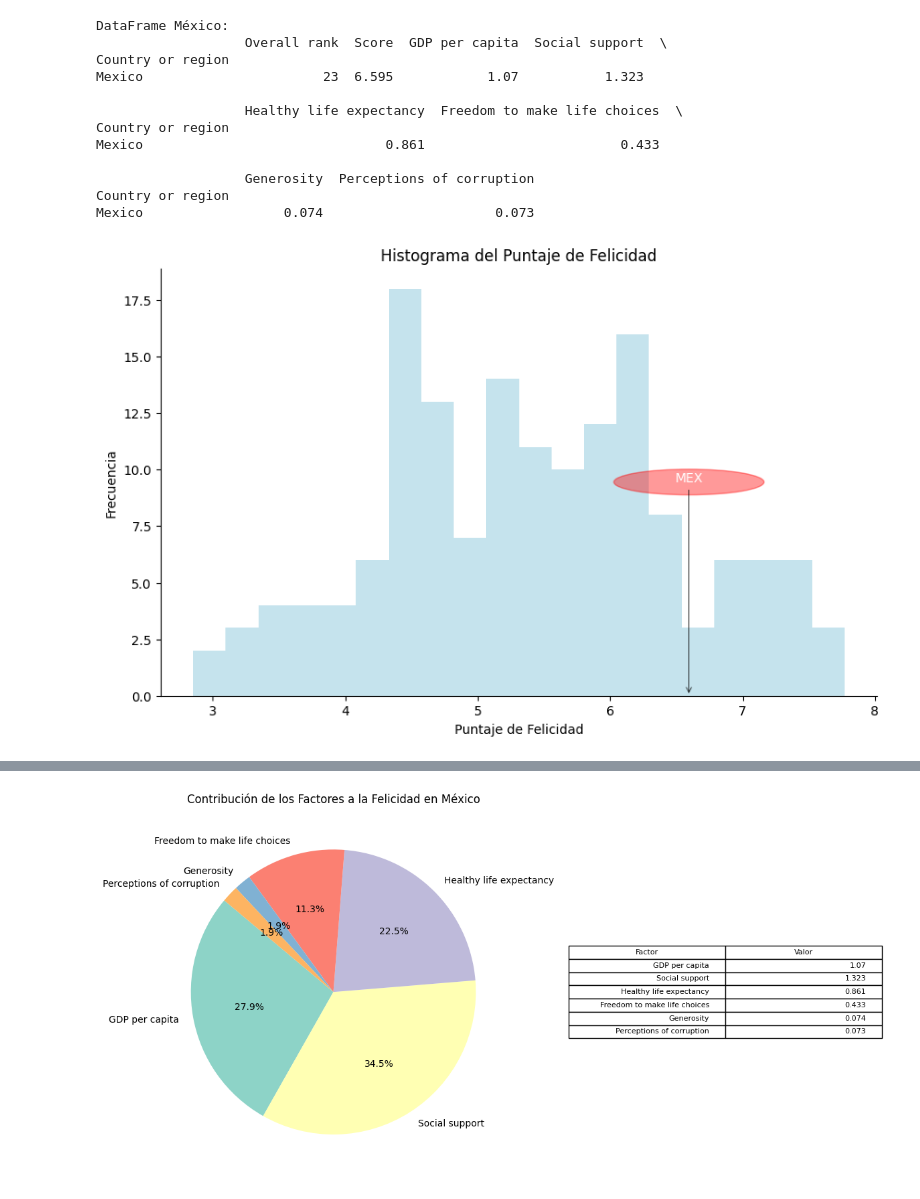
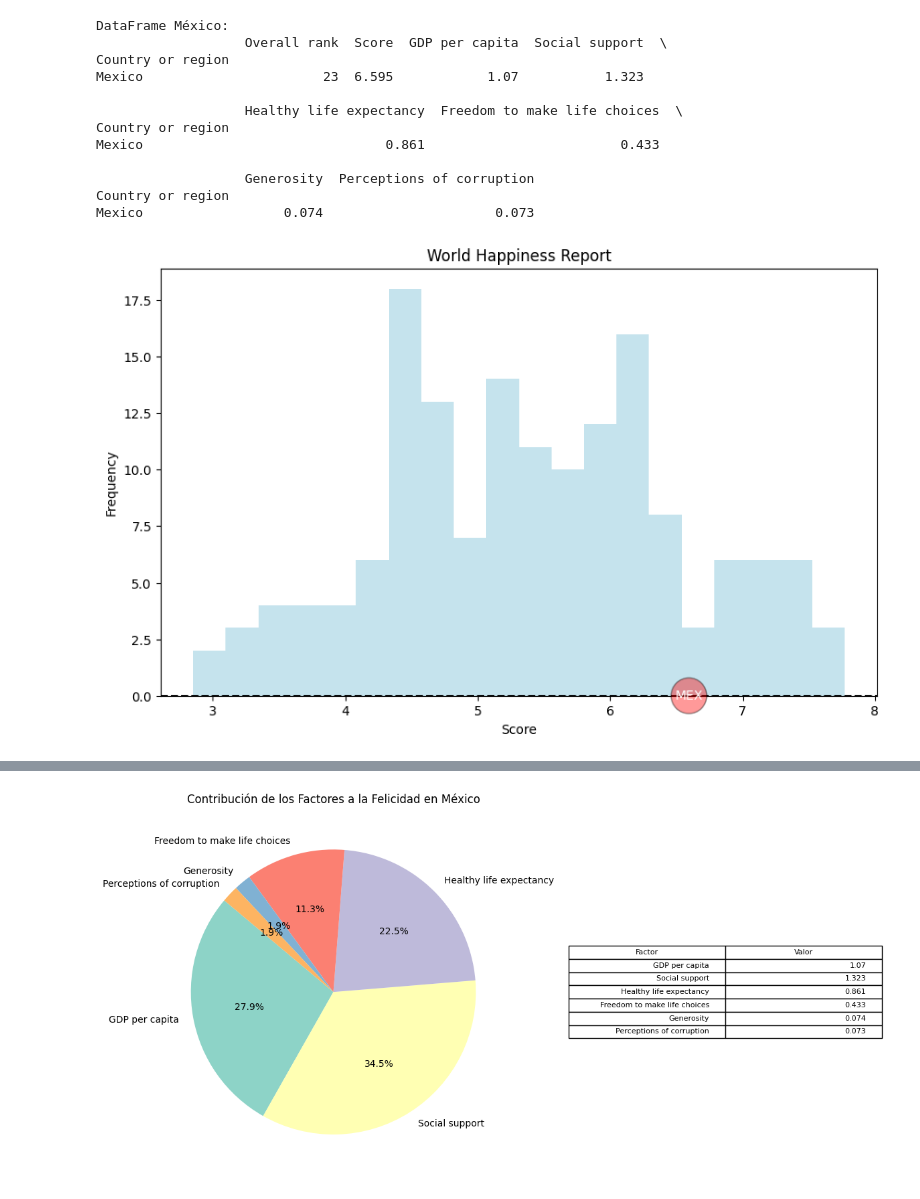
Before and after one commit to jorgeeuan/DS_JORGE_EUAN, a Jupyter notebook: DS_C3_SC1_JORGE_EUAN.ipynb, the cells around one changed output, grey strips where cells are left out. Cells and saved outputs as stored; diff of their text form; code cells hidden in the pictures.

```diff
--- a/DS_C3_SC1_JORGE_EUAN.ipynb
+++ b/DS_C3_SC1_JORGE_EUAN.ipynb
@@ -103,36 +107,41 @@ Mexico                  0.074                      0.073
 # %%
 """
 4.	Obtén un histograma del puntaje (score) para identificar el rango o clase más frecuente.
 Ubica el valor de México con una etiqueta de texto. Ejemplo:
 """
 
-# Crear el histograma del puntaje (score) con un color pastel
+import pandas as pd
+import matplotlib.pyplot as plt
+
+# Cargar el archivo Happiness_report.csv
+happiness = pd.read_csv("/content/Happiness_report.csv")
+
+# Obtener el puntaje de México
+score_mexico = happiness[happiness['Country or region'] == 'Mexico']['Score'].values[0]
+
+# Crear el histograma del puntaje
 plt.figure(figsize=(10, 6))
-plt.hist(happiness['Score'], bins=20, edgecolor='black', alpha=0.7, lw=0, color='lightblue')  # Establecer lw=0 para hacer las barras continuas y color pastel
+plt.hist(happiness['Score'], bins=20, edgecolor='black', alpha=0.7, lw=0, color='lightblue')
 
-# Añadir la etiqueta "MEX" con una flecha
-score_mexico = mexico['Score'].values[0]
-plt.annotate('MEX', xy=(score_mexico, 0), xytext=(score_mexico, plt.ylim()[1]*0.5),
-             arrowprops=dict(arrowstyle="->", color="black", linewidth=0.5), ha='center', fontsize=10, color='white')
+# Agregar la etiqueta "MEX" con una caja de texto personalizada utilizando bbox
+bbox_props = {'boxstyle': 'circle', 'facecolor': 'red', 'alpha': 0.4}
+plt.text(score_mexico, plt.ylim()[1] * 0.0, 'MEX', ha='center', va='center', fontsize=10, color='white', bbox=bbox_props)
 
-# Añadir un círculo rojo alrededor de la etiqueta "MEX"
-circle_radius = plt.ylim()[1]*0.03  # Define el radio del círculo
-circle = plt.Circle((score_mexico, plt.ylim()[1]*0.5), circle_radius, color='red', alpha=0.4)
-plt.gca().add_patch(circle)
+# Obtener la altura de la línea del eje y
+y_line = plt.gca().get_ylim()[0]
 
-# Añadir títulos y etiquetas
-plt.title('Histograma del Puntaje de Felicidad')
-plt.xlabel('Puntaje de Felicidad')
-plt.ylabel('Frecuencia')
+# Dibujar una línea horizontal en la posición y_line
+plt.axhline(y_line, color='black', linestyle='--')
 
-# Quitar la división de la gráfica y hacerla continua
-plt.gca().spines['top'].set_visible(False)
-plt.gca().spines['right'].set_visible(False)
+# Agregar títulos y etiquetas
+plt.title('World Happiness Report')
+plt.xlabel('Score')
+plt.ylabel('Frequency')
 
-# Mostrar el gráfico
+# Mostrar el histograma
 plt.show()
 # %% [output]
-[figure, old version]
+[figure, new version]
 # %%
 """
 5.	Construye un boxplot para la columna esperanza de vida (Healthy life expectancy).
```
Also changed, not shown: parts of 6 cells of this notebook.
